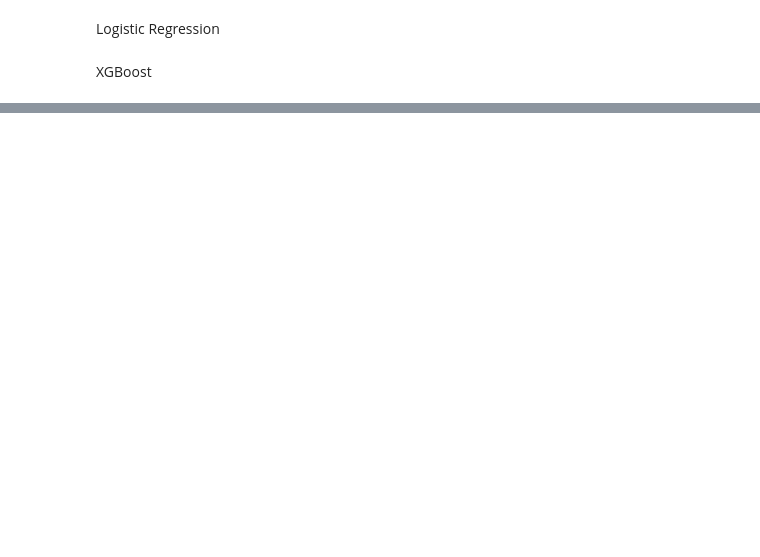
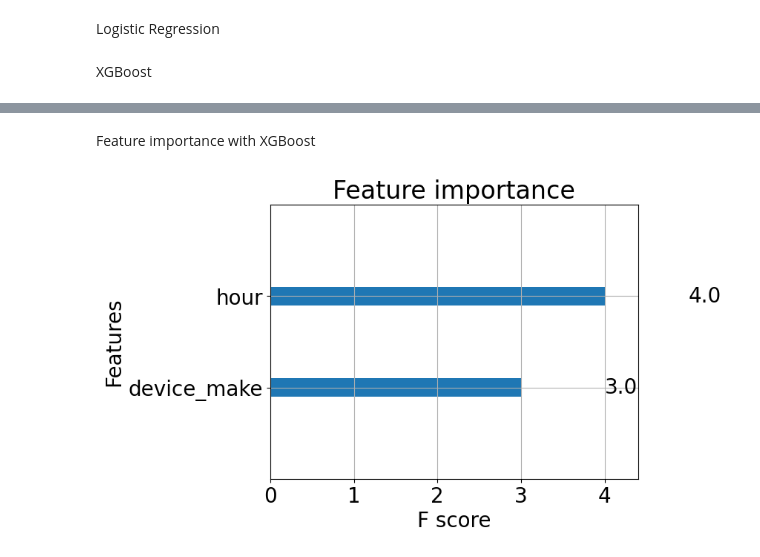
Before and after one commit to 10-Academy-Group-2/AB-Testing-Ad-campaign-performance-P, a Jupyter notebook: notebooks/abtest-mlops.ipynb, the cells around one changed output, grey strips where cells are left out. Cells and saved outputs as stored; diff of their text form; code cells hidden in the pictures; blank space fills up the shorter version.

```diff
--- a/notebooks/abtest-mlops.ipynb
+++ b/notebooks/abtest-mlops.ipynb
@@ -425,21 +637,20 @@ print("Actual:", y_test[0:10])
 # %% [markdown]
 XGBoost
-# %%
-# Define XGBoost Model
-xgb = XGBClassifier(n_estimators=1000, learning_rate=0.05)
-# We fit our model with our train data
-xgb.fit(
-    X_train, y_train,
-    # That means if model don't improve it self in 5 rounds, it will stop learning
-    # So you can save your time and don't overtrain your model.
-    early_stopping_rounds=5,
-    # We provide Test data's to evaluate model performance
-    eval_set=[(X_test, y_test)],
-    verbose=False
- )
-# Then predict results from X_test data
-pred_xgb = xgb.predict(X_test)
-
-# See First 10 Predictions and They Actual Values
-print("Predicted:", pred_xgb[0:10])
-print("Actual:", y_test[0:10])
+# %%
+# Define XGBoost Model
+from xgboost import cv
+import xgboost as xgb
+
+# instantiate the classifier
+params = {"objective":"binary:logistic",'colsample_bytree': 0.3,'learning_rate': 0.01,
+                'max_depth': 5, 'alpha': 10}
+xgb_clf = XGBClassifier(**params)
+
+data_dmatrix = xgb.DMatrix(data=X_train,label=y_train)
+
+
+xgb_cv = cv(dtrain=data_dmatrix, params=params, nfold=5,
+                    num_boost_round=50, early_stopping_rounds=10, metrics = 'rmse',
+                     as_pandas=True, seed=123)
+
+xgb_cv.head()
@@ -445,0 +669,2 @@ print("Actual:", y_test[0:10])
+# %%
+xg_reg = xgb.train(params=params, dtrain=data_dmatrix, num_boost_round=10)
@@ -445,0 +673,8 @@ print("Actual:", y_test[0:10])
+# %% [markdown]
+Feature importance with XGBoost
+# %%
+xgb.plot_importance(xg_reg)
+plt.rcParams['figure.figsize'] = [5, 5]
+plt.show()
+# %% [output]
+[figure, added]
```
Also changed, not shown: parts of 26 cells of this notebook.
